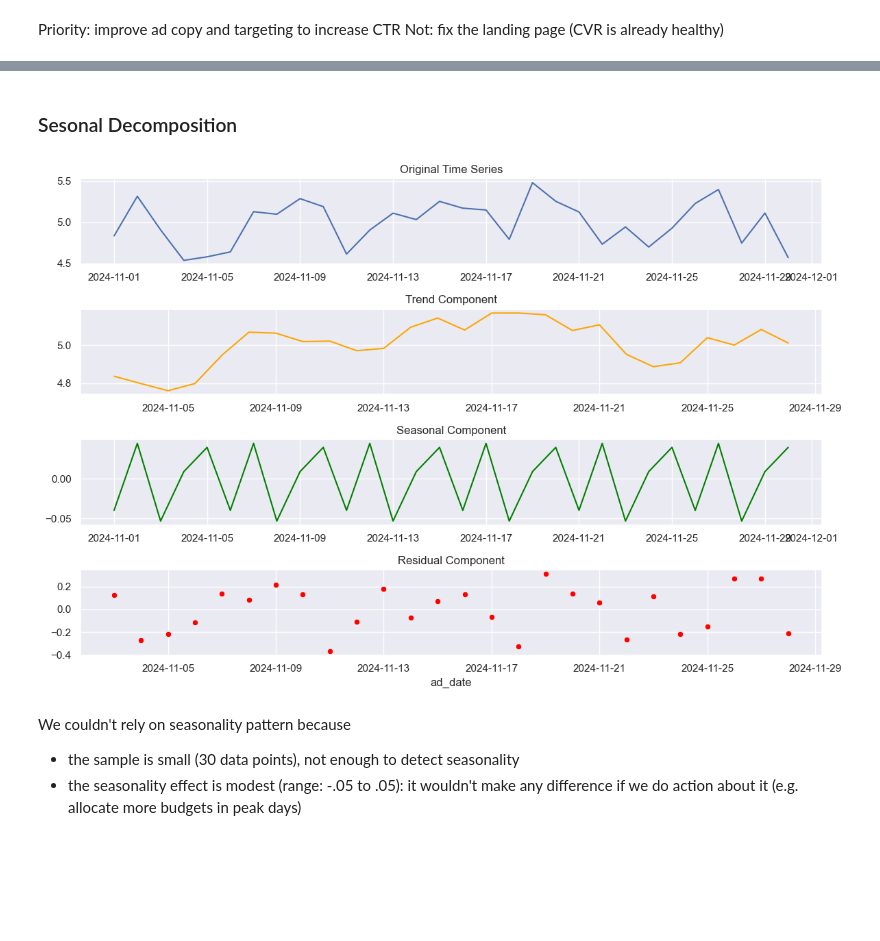
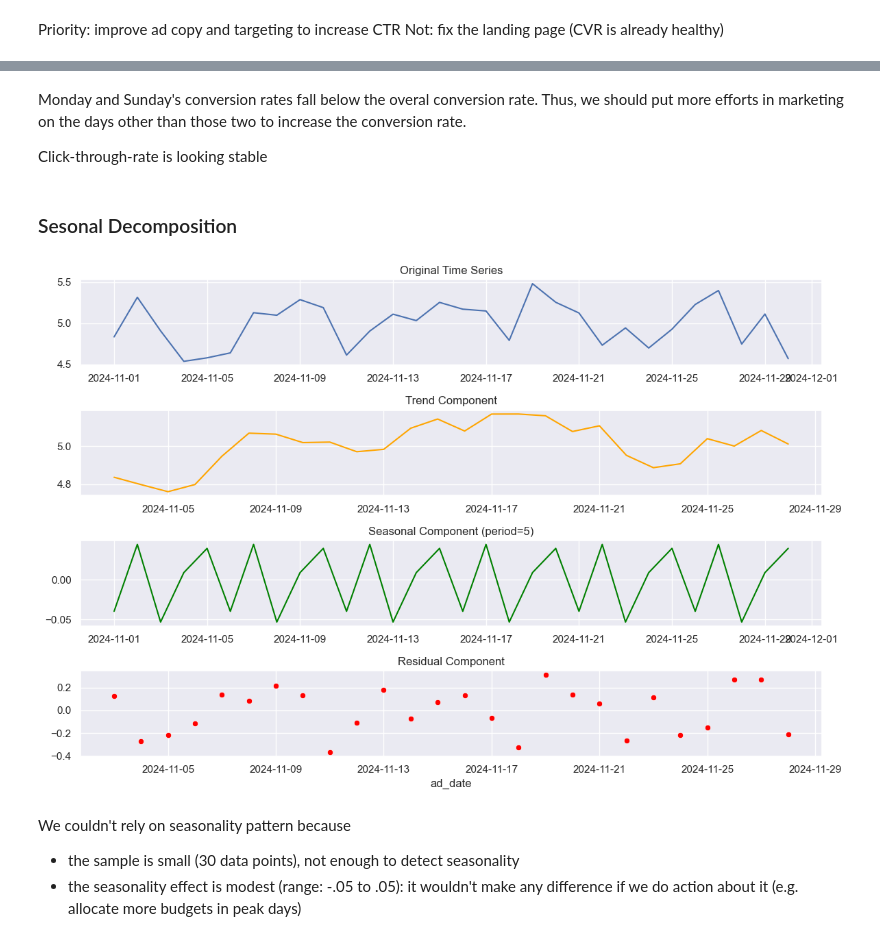
Before and after one commit to priill/google_ads_performance, a Jupyter notebook: eda.ipynb, the cells around one changed output, grey strips where cells are left out. Saved outputs shown, nothing was run; the diff lists cells and outputs as text; code cells hidden in the pictures; blank space fills up the shorter version.

```diff
--- a/eda.ipynb
+++ b/eda.ipynb
@@ -225,35 +262,39 @@ Not:       fix the landing page (CVR is already healthy)
+# %% [markdown]
+Monday and Sunday's conversion rates fall below the overal conversion rate. Thus, we should put more efforts in marketing on the days other than those two to increase the conversion rate.
+
+Click-through-rate is looking stable
 # %% [markdown]
 ### Sesonal Decomposition
 # %%
 import numpy as np
 from statsmodels.tsa.seasonal import seasonal_decompose
 
 decomposition = seasonal_decompose(df_ctr_cvr[df_ctr_cvr['metric'] == 'cvr'][['ad_date','value']].set_index('ad_date'), model='additive', period=5)
 
 # Plot the decomposed components
 plt.figure(figsize=(12, 8))
 
 plt.subplot(4, 1, 1)
 plt.plot(df_ctr_cvr[df_ctr_cvr['metric'] == 'cvr'][['ad_date','value']].set_index('ad_date'), label='Original Data')
 plt.title('Original Time Series')
 
 
 plt.subplot(4, 1, 2)
 plt.plot(decomposition.trend, label='Trend Component', color='orange')
 plt.title('Trend Component')
 
 
 plt.subplot(4, 1, 3)
 plt.plot(decomposition.seasonal, label='Seasonal Component', color='green')
-plt.title('Seasonal Component')
+plt.title('Seasonal Component (period=5)')
 
 
 plt.subplot(4, 1, 4)
 sns.scatterplot(x=decomposition.resid.index, y=decomposition.resid.values, label='Residual Component', color='red', legend=False)
 plt.title('Residual Component')
 
 
 plt.tight_layout()
 plt.show()
 # %% [output]
-[figure, old version]
+[figure, new version]
```
Also changed, not shown: parts of 8 cells of this notebook, 2 other files.
